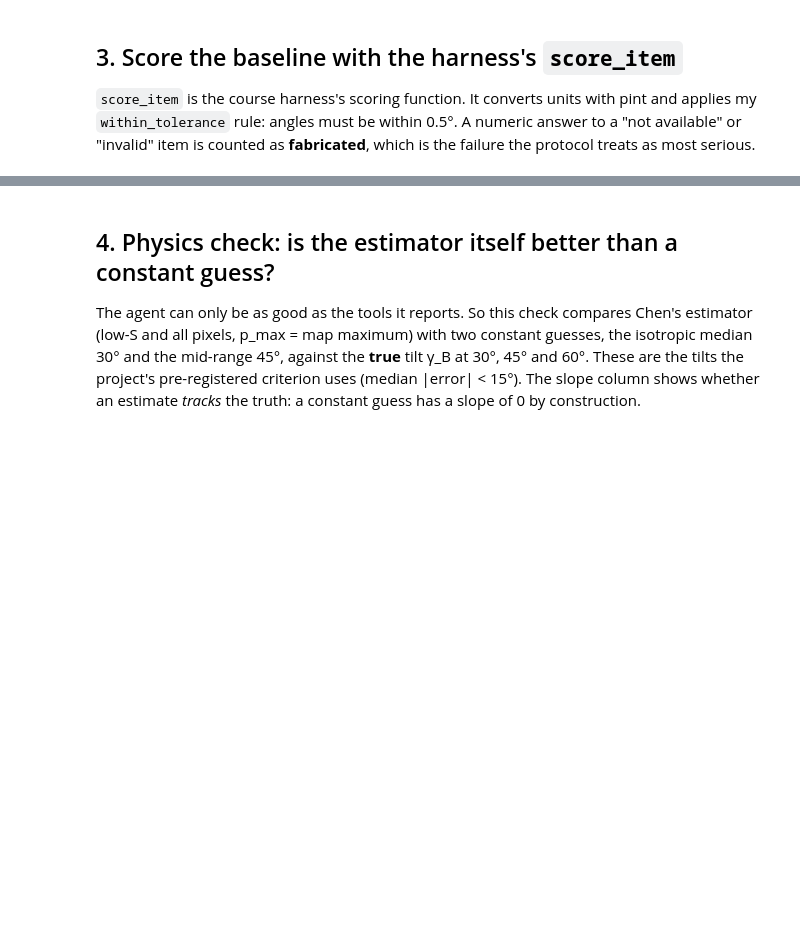
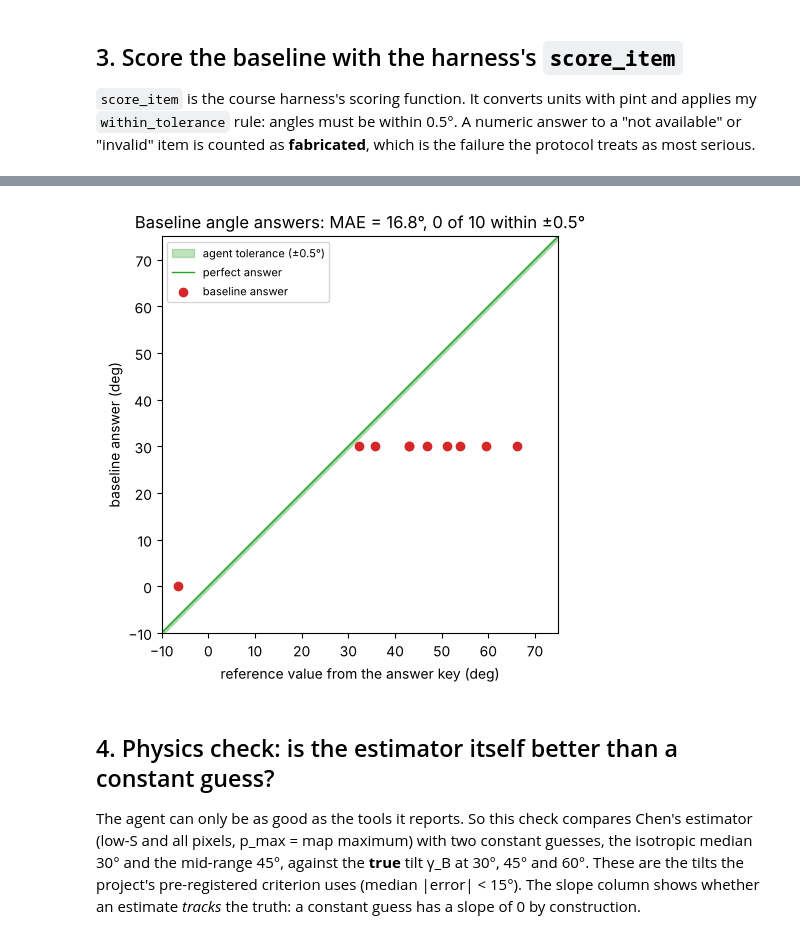
Before and after one commit to bhalex86/ai-physics-alexis, a Jupyter notebook: hw8/baseline_alexis.ipynb, the cells around one changed output, grey strips where cells are left out. Saved outputs shown, nothing was run; the diff lists cells and outputs as text; code cells hidden in the pictures; blank space fills up the shorter version.

```diff
--- a/hw8/baseline_alexis.ipynb
+++ b/hw8/baseline_alexis.ipynb
@@ -198,3 +220,24 @@ tilt                0      9
+# %%
+import matplotlib.pyplot as plt
+
+angle_items = [it for it in items if it.get("unit") == "deg" and it["category"] != "literature"]
+ref = np.array([it["value"] for it in angle_items], float)
+pred = np.array([baseline_answer(it)["value"] for it in angle_items], float)
+ids = [it["id"] for it in angle_items]
+fig, ax = plt.subplots(figsize=(5.5, 5))
+x = np.linspace(-10, 75, 2)
+ax.fill_between(x, x - 0.5, x + 0.5, color="tab:green", alpha=0.3, label="agent tolerance (±0.5°)")
+ax.plot(x, x, color="tab:green", lw=1, label="perfect answer")
+ax.scatter(ref, pred, color="tab:red", zorder=3, label="baseline answer")
+ax.set_xlabel("reference value from the answer key (deg)")
+ax.set_ylabel("baseline answer (deg)")
+ax.set_title(f"Baseline angle answers: MAE = {err.mean():.1f}°, 0 of {len(err)} within ±0.5°")
+ax.set_xlim(-10, 75); ax.set_ylim(-10, 75); ax.set_aspect("equal")
+ax.legend(loc="upper left", fontsize=8)
+plt.tight_layout()
+plt.show()
+# %% [output]
+[figure, added]
 # %% [markdown]
 ## 4. Physics check: is the estimator itself better than a constant guess?
 
```
Also changed, not shown: parts of 6 cells of this notebook, 3 other files.
